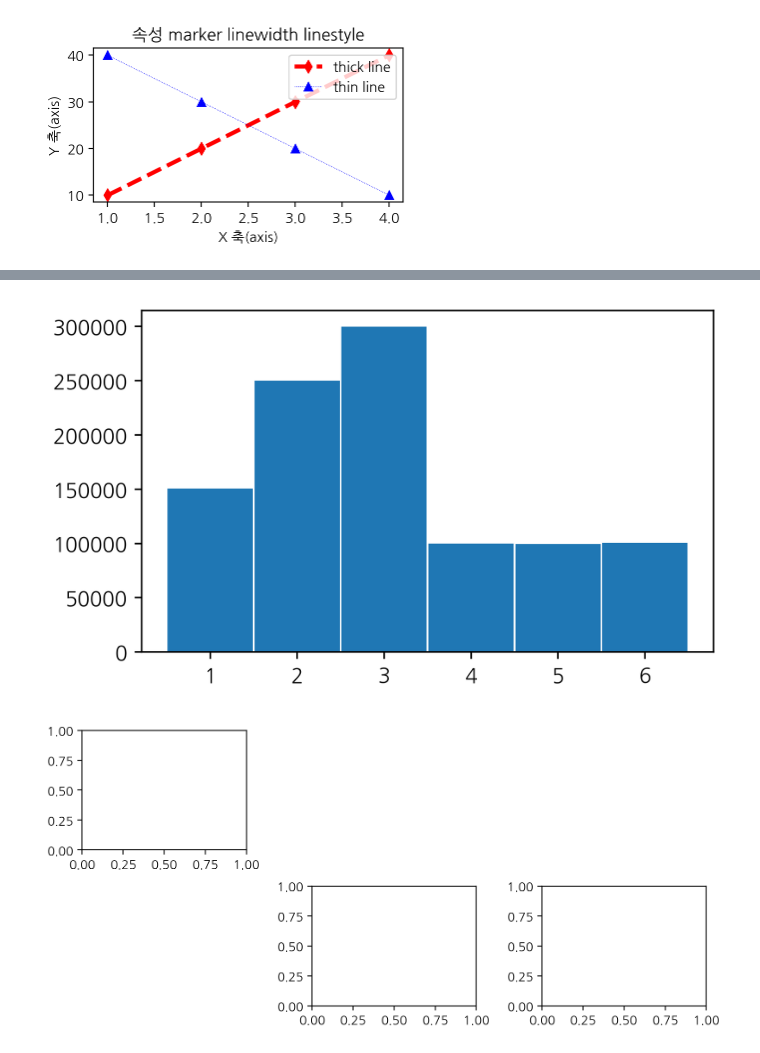
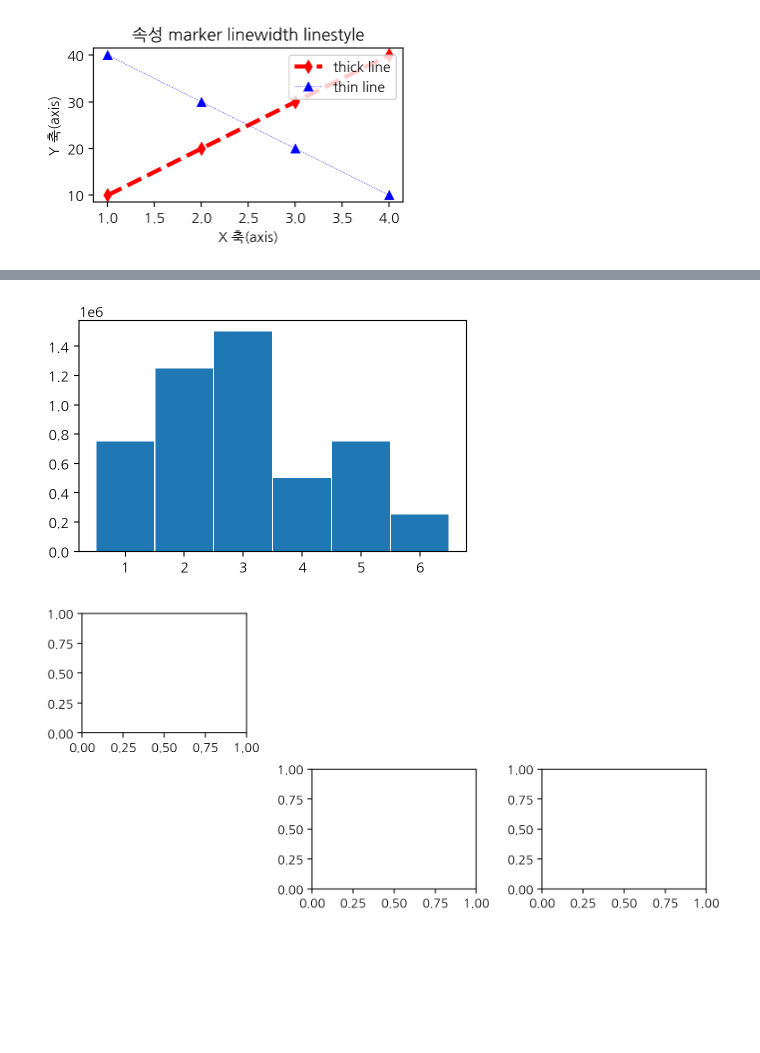
Before and after one commit to ai7dnn/.github, a Jupyter notebook: code/w07_matplotlib_vis.ipynb, the cells around one changed output, grey strips where cells are left out. Saved outputs shown, nothing was run; the diff lists cells and outputs as text; code cells hidden in the pictures; blank space fills up the shorter version.

```diff
--- a/code/w07_matplotlib_vis.ipynb
+++ b/code/w07_matplotlib_vis.ipynb
@@ -193,18 +225,17 @@ plt.show()
 # %%
 import matplotlib.pyplot as plt
 import numpy as np
 
-dice = np.random.choice(range(1, 7), 1000000,
-                        p = [0.15, 0.25, 0.3, 0.1, 0.1, 0.1])
-plt.figure(figsize=(5, 3), dpi=200)
+dice = np.random.choice(range(1, 7), 5000000, p = [0.15, 0.25, 0.3, 0.1, 0.15, 0.05])
+plt.figure(figsize=(5, 3))
 
 plt.hist(dice, rwidth=.98, bins=np.arange(.5, 7))
 plt.xticks(range(1, 7))
 
 plt.savefig('주사위.png')
 plt.show()
 # %% [output]
-[figure, old version]
+[figure, new version]
 # %%
 import matplotlib.pyplot as plt
 
```
Also changed, not shown: parts of 10 cells of this notebook.
